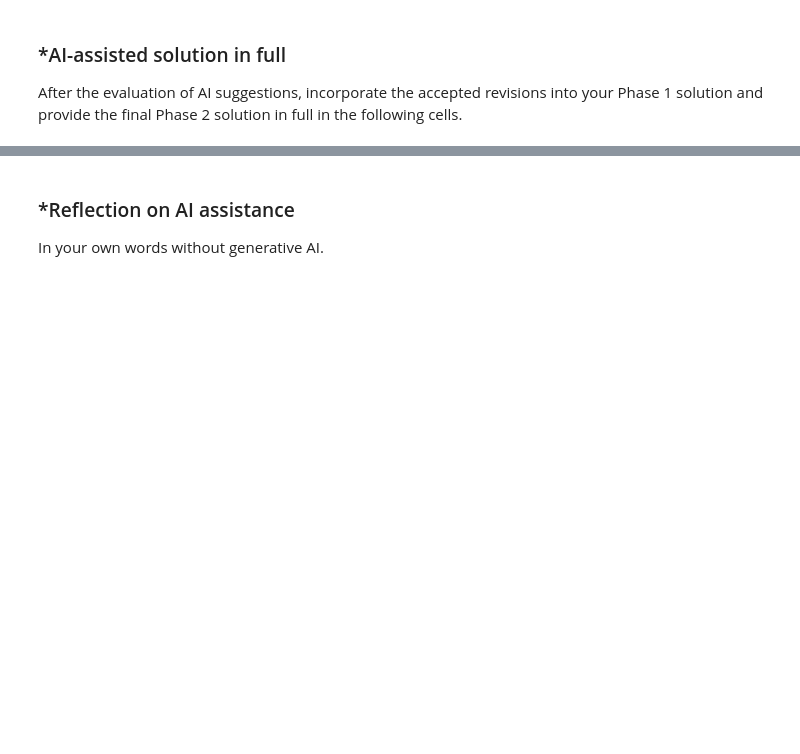
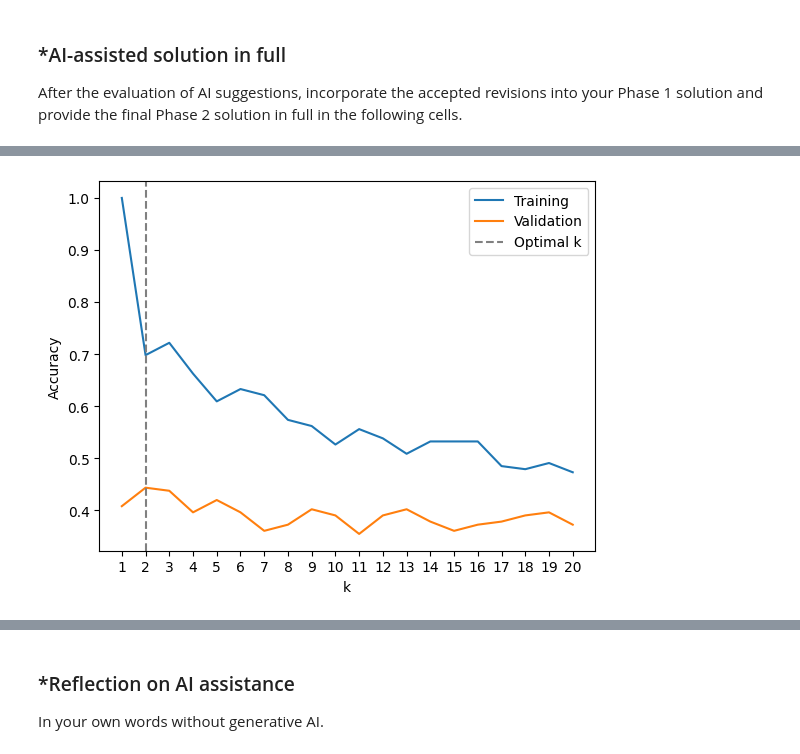
Before and after one commit to beccahobsonn/A03-knn, a Jupyter notebook: notebook.ipynb, the cells around one changed output, grey strips where cells are left out. Drawn from its saved outputs; the diff is of its cells as text; code cells hidden in the pictures; blank space fills up the shorter version.

```diff
--- a/notebook.ipynb
+++ b/notebook.ipynb
@@ -208,3 +224,101 @@ Keep Phase 1 frozen.
 After the evaluation of AI suggestions, incorporate the accepted revisions into your Phase 1 solution and provide the final Phase 2 solution in full in the following cells.
 # %%
 # Your Phase 2 solution to the problem goes here.
+# %%
+import pandas as pd
+import numpy as np
+import matplotlib.pyplot as plt
+
+from sklearn.model_selection import train_test_split
+from sklearn.preprocessing import MinMaxScaler
+from sklearn.neighbors import KNeighborsClassifier
+
+lmdf=pd.read_csv('/content/land_mines.csv')
+
+#EDA
+lmdf.sample(20) #inspecting dataset
+lmdf.shape #target label: mine_type / features: voltage, height, soil
+print(lmdf.isna().sum()) #no missing values present
+
+lmdf['mine_type'].value_counts().sort_index() #realtively balnced distribution
+lmdf['mine_type'].value_counts().sort_index().plot(kind='bar')
+plt.xlabel('Mine Type')
+plt.ylabel('Count')
+plt.show()
+
+lmdf[['voltage', 'height', 'soil']].describe()
+
+#Split Sample 50/50
+eval_X_raw = lmdf[['voltage', 'height', 'soil']] #separate features from target label
+eval_y = lmdf['mine_type']
+(eval_X_train_raw,
+    eval_X_valid_raw,
+    eval_y_train,
+    eval_y_valid,
+) = train_test_split(
+    eval_X_raw,
+    eval_y,
+    test_size=0.50,
+    random_state=72,
+    stratify=eval_y)
+
+eval_scaler = MinMaxScaler()
+eval_X_train_scaled = eval_scaler.fit_transform(eval_X_train_raw)
+eval_X_valid_scaled = eval_scaler.transform(eval_X_valid_raw)
+
+print('Training set size:', len(eval_X_train_raw)) #check size of each set
+print('Validation set size:', len(eval_X_valid_raw))
+print('\nTraining mine types:')
+print(eval_y_train.value_counts().sort_index()) #check that mine types are represented in both sets
+
+print('\nValidation mine types:')
+print(eval_y_valid.value_counts().sort_index())
+
+#kNN classifier
+eval_ks = np.arange(1, 21) #compare k vlaues 1-20
+eval_valid_accuracy = []
+eval_train_accuracy = []
+
+for eval_k in eval_ks: #build and fit a separate model for each k using training data
+    eval_candidate = KNeighborsClassifier(n_neighbors=int(eval_k))
+    eval_candidate.fit(eval_X_train_scaled, eval_y_train)
+
+    eval_valid_hat = eval_candidate.predict(eval_X_valid_scaled)
+    eval_train_hat = eval_candidate.predict(eval_X_train_scaled)
+
+    eval_valid_accuracy.append(
+        np.mean(eval_y_valid.to_numpy() == eval_valid_hat))
+
+    eval_train_accuracy.append(
+        np.mean(eval_y_train.to_numpy() == eval_train_hat))
+
+eval_k_star = int(eval_ks[np.argmax(eval_valid_accuracy)]) #select best k
+
+print('\nOptimal k:', eval_k_star)
+print('Validation accuracy:', max(eval_valid_accuracy))
+
+#compare training vs. validation accuracy to check for overfitting
+plt.plot(eval_ks, eval_train_accuracy, label='Training') #plot accuracy for each k
+plt.plot(eval_ks, eval_valid_accuracy, label='Validation')
+plt.axvline(eval_k_star, linestyle='--', color='gray', label='Optimal k') #label chosen k as optimal
+plt.xlabel('k')
+plt.ylabel('Accuracy')
+plt.xticks(eval_ks)
+plt.legend()
+plt.show()
+
+#Confusion Tble & Optimal Model
+optimal_model = KNeighborsClassifier(n_neighbors=eval_k_star)
+optimal_model.fit(eval_X_train_scaled, eval_y_train)
+y_pred = optimal_model.predict(eval_X_valid_scaled) #predict mine type
+
+confusion_table = pd.crosstab( #create confusion table
+    eval_y_valid,
+    y_pred,
+    rownames=['Actual'],
+    colnames=['Predicted'])
+print(confusion_table)
+
+accuracy = np.mean(eval_y_valid.to_numpy() == y_pred) #calcualte overall accuracy
+print('\nAccuracy:', accuracy)
+# %% [output]
@@ -210,0 +348 @@ After the evaluation of AI suggestions, incorporate the accepted revisions into
+[figure, added]
```
Also changed, not shown: parts of 7 cells of this notebook.
